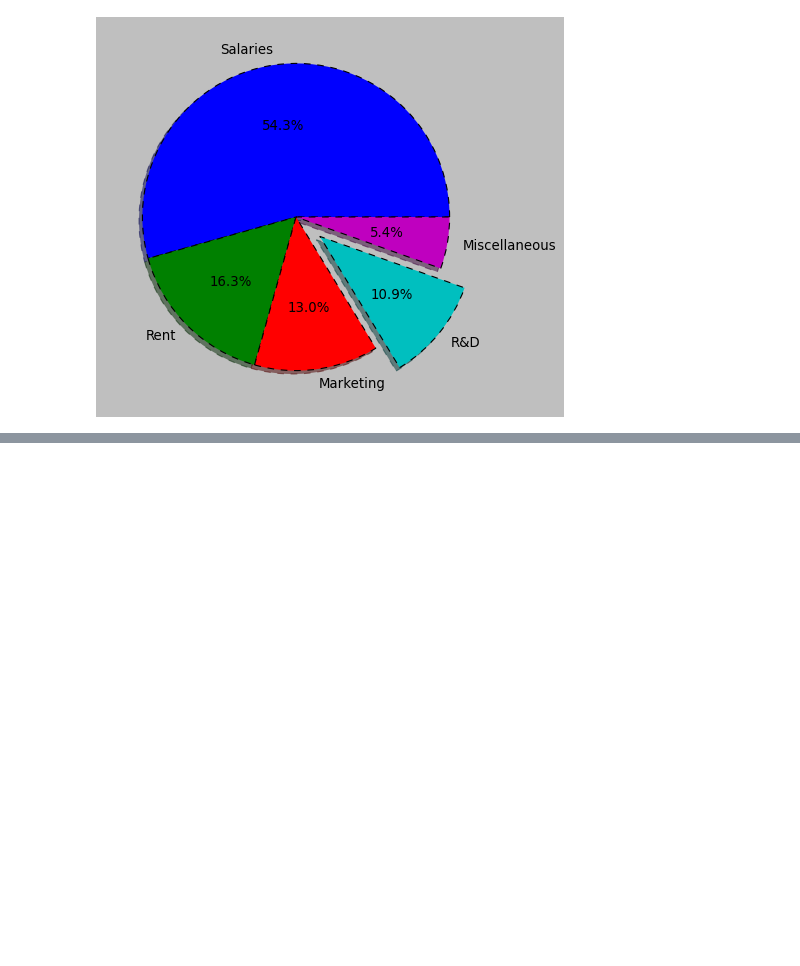
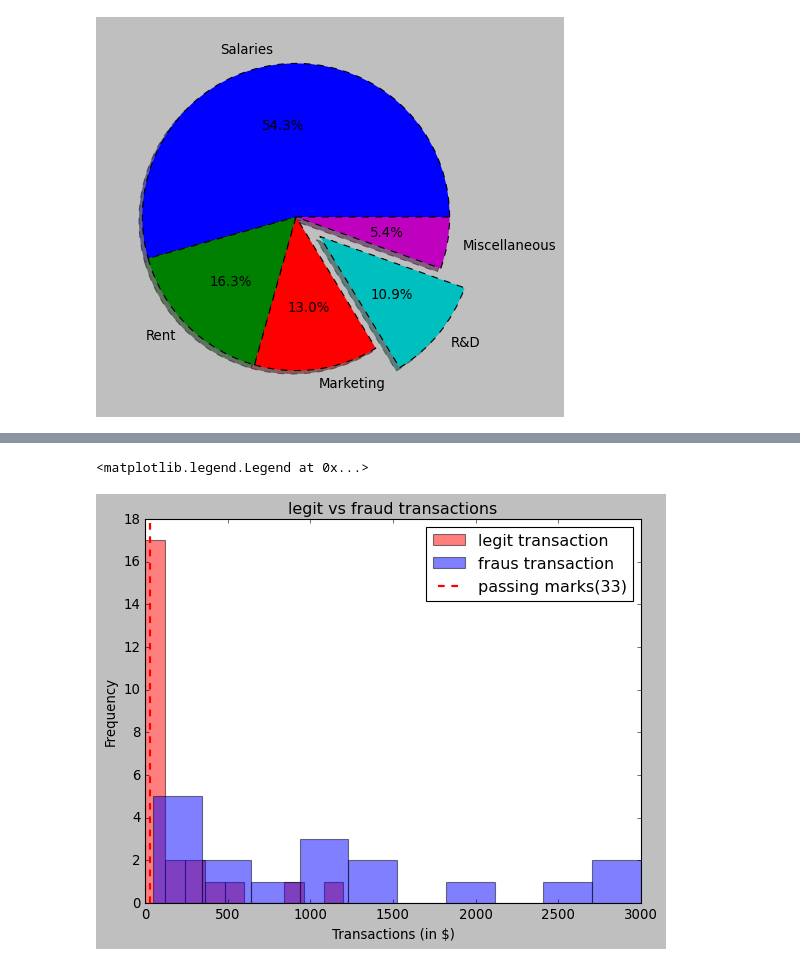
Before and after one commit to SimranGrak/python-data-science, a Jupyter notebook: matplotlib_tutorial.ipynb, the cells around one changed output, grey strips where cells are left out. Cells and saved outputs as stored; diff of their text form; code cells hidden in the pictures; blank space fills up the shorter version.

Commit message:
matplotlib

```diff
--- a/matplotlib_tutorial.ipynb
+++ b/matplotlib_tutorial.ipynb
@@ -243,0 +259,34 @@ plt.show()
+# %%
+# Multiple datasets
+legit_transactions = [
+    2.99, 5.49, 8.99, 12.50, 14.99, 19.99, 23.45, 29.99, 34.99, 39.50,
+    45.00, 49.99, 55.25, 60.00, 75.99, 89.99, 120.50, 150.00, 199.99,
+    249.99, 300.75, 450.00, 600.00, 850.00, 1200.00
+]
+
+fraud_transactions = [
+    50, 100, 150, 200, 300, 500, 500, 750, 1000, 1000,
+    1200, 1500, 1500, 2000, 2500, 3000, 3000
+]
+
+
+
+
+plt.hist(legit_transactions, color="red", label="legit transaction", bins=10, alpha=0.5)
+plt.hist(fraud_transactions, color="blue", label="fraus transaction", bins=10, alpha=0.5)
+
+plt.axvline(
+    x=33,
+    color="red",
+    linestyle="--",
+    linewidth="2",
+    label="passing marks(33)"
+)
+
+plt.xlabel("Transactions (in $)")
+plt.ylabel("Frequency")
+plt.title("legit vs fraud transactions")
+plt.legend()
+# %% [output]
+<matplotlib.legend.Legend at 0x...>
+[figure, added]
```
Also changed, not shown: parts of 5 cells of this notebook.
